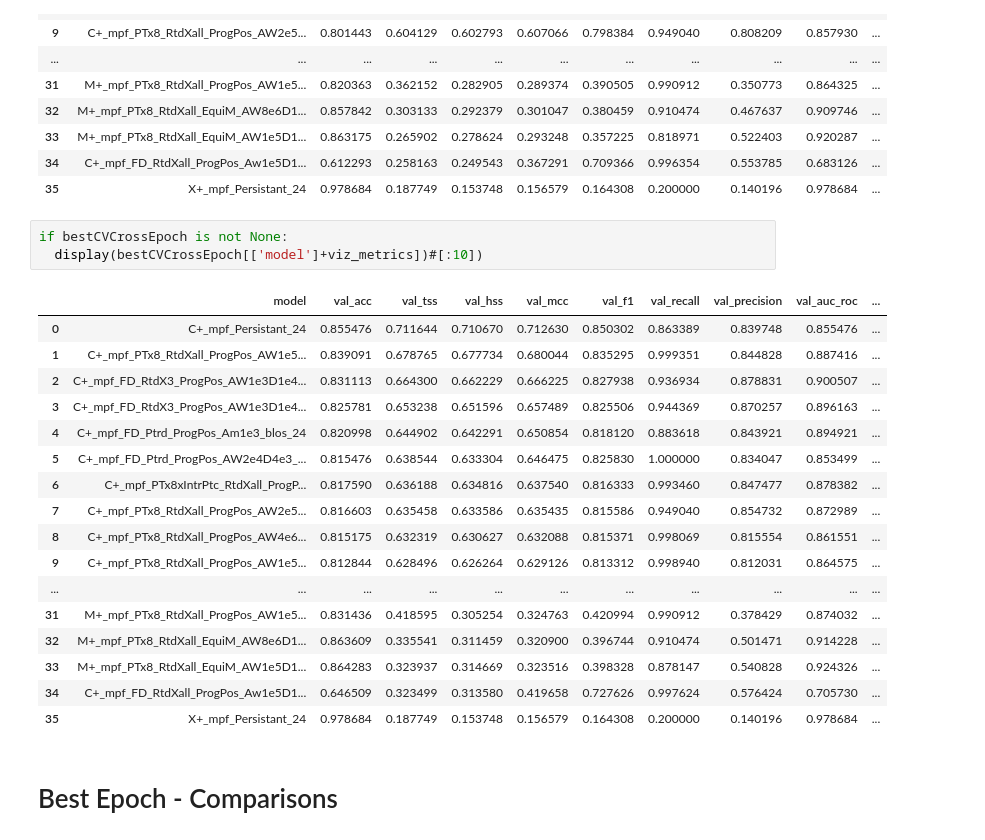
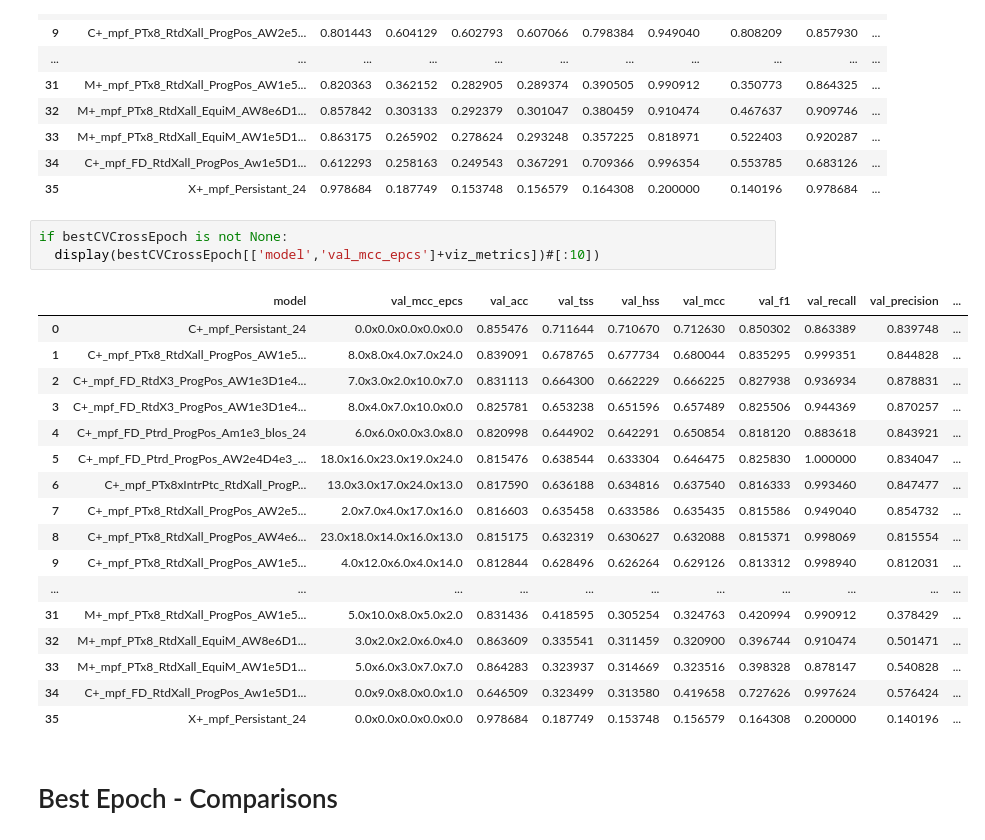
Before and after one commit to gfrancisco20/flare_limits_pcnn, a Jupyter notebook: 2_Model_Selection.ipynb, the cells around one changed output. Cells and saved outputs as stored; diff of their text form.

```diff
--- a/2_Model_Selection.ipynb
+++ b/2_Model_Selection.ipynb
@@ -174,25 +174,25 @@ display(best[['model']+viz_metrics])#[:10]
 | 35 | X+_mpf_Persistant_24 | 0.978684 | 0.187749 | 0.153748 | 0.156579 | 0.164308 | 0.200000 | 0.140196 | 0.978684 | ... |
 # %%
 if bestCVCrossEpoch is not None:
-  display(bestCVCrossEpoch[['model']+viz_metrics])#[:10])
+  display(bestCVCrossEpoch[['model','val_mcc_epcs']+viz_metrics])#[:10])
 # %% [output]
-|  | model | val_acc | val_tss | val_hss | val_mcc | val_f1 | val_recall | val_precision | val_auc_roc | ... |
-| 0 | C+_mpf_Persistant_24 | 0.855476 | 0.711644 | 0.710670 | 0.712630 | 0.850302 | 0.863389 | 0.839748 | 0.855476 | ... |
-| 1 | C+_mpf_PTx8_RtdXall_ProgPos_AW1e5... | 0.839091 | 0.678765 | 0.677734 | 0.680044 | 0.835295 | 0.999351 | 0.844828 | 0.887416 | ... |
-| 2 | C+_mpf_FD_RtdX3_ProgPos_AW1e3D1e4... | 0.831113 | 0.664300 | 0.662229 | 0.666225 | 0.827938 | 0.936934 | 0.878831 | 0.900507 | ... |
-| 3 | C+_mpf_FD_RtdX3_ProgPos_AW1e3D1e4... | 0.825781 | 0.653238 | 0.651596 | 0.657489 | 0.825506 | 0.944369 | 0.870257 | 0.896163 | ... |
-| 4 | C+_mpf_FD_Ptrd_ProgPos_Am1e3_blos_24 | 0.820998 | 0.644902 | 0.642291 | 0.650854 | 0.818120 | 0.883618 | 0.843921 | 0.894921 | ... |
-| 5 | C+_mpf_FD_Ptrd_ProgPos_AW2e4D4e3_... | 0.815476 | 0.638544 | 0.633304 | 0.646475 | 0.825830 | 1.000000 | 0.834047 | 0.853499 | ... |
-| 6 | C+_mpf_PTx8xIntrPtc_RtdXall_ProgP... | 0.817590 | 0.636188 | 0.634816 | 0.637540 | 0.816333 | 0.993460 | 0.847477 | 0.878382 | ... |
-| 7 | C+_mpf_PTx8_RtdXall_ProgPos_AW2e5... | 0.816603 | 0.635458 | 0.633586 | 0.635435 | 0.815586 | 0.949040 | 0.854732 | 0.872989 | ... |
-| 8 | C+_mpf_PTx8_RtdXall_ProgPos_AW4e6... | 0.815175 | 0.632319 | 0.630627 | 0.632088 | 0.815371 | 0.998069 | 0.815554 | 0.861551 | ... |
-| 9 | C+_mpf_PTx8_RtdXall_ProgPos_AW1e5... | 0.812844 | 0.628496 | 0.626264 | 0.629126 | 0.813312 | 0.998940 | 0.812031 | 0.864575 | ... |
+|  | model | val_mcc_epcs | val_acc | val_tss | val_hss | val_mcc | val_f1 | val_recall | val_precision | ... |
+| 0 | C+_mpf_Persistant_24 | 0.0x0.0x0.0x0.0x0.0 | 0.855476 | 0.711644 | 0.710670 | 0.712630 | 0.850302 | 0.863389 | 0.839748 | ... |
+| 1 | C+_mpf_PTx8_RtdXall_ProgPos_AW1e5... | 8.0x8.0x4.0x7.0x24.0 | 0.839091 | 0.678765 | 0.677734 | 0.680044 | 0.835295 | 0.999351 | 0.844828 | ... |
+| 2 | C+_mpf_FD_RtdX3_ProgPos_AW1e3D1e4... | 7.0x3.0x2.0x10.0x7.0 | 0.831113 | 0.664300 | 0.662229 | 0.666225 | 0.827938 | 0.936934 | 0.878831 | ... |
+| 3 | C+_mpf_FD_RtdX3_ProgPos_AW1e3D1e4... | 8.0x4.0x7.0x10.0x0.0 | 0.825781 | 0.653238 | 0.651596 | 0.657489 | 0.825506 | 0.944369 | 0.870257 | ... |
+| 4 | C+_mpf_FD_Ptrd_ProgPos_Am1e3_blos_24 | 6.0x6.0x0.0x3.0x8.0 | 0.820998 | 0.644902 | 0.642291 | 0.650854 | 0.818120 | 0.883618 | 0.843921 | ... |
+| 5 | C+_mpf_FD_Ptrd_ProgPos_AW2e4D4e3_... | 18.0x16.0x23.0x19.0x24.0 | 0.815476 | 0.638544 | 0.633304 | 0.646475 | 0.825830 | 1.000000 | 0.834047 | ... |
+| 6 | C+_mpf_PTx8xIntrPtc_RtdXall_ProgP... | 13.0x3.0x17.0x24.0x13.0 | 0.817590 | 0.636188 | 0.634816 | 0.637540 | 0.816333 | 0.993460 | 0.847477 | ... |
+| 7 | C+_mpf_PTx8_RtdXall_ProgPos_AW2e5... | 2.0x7.0x4.0x17.0x16.0 | 0.816603 | 0.635458 | 0.633586 | 0.635435 | 0.815586 | 0.949040 | 0.854732 | ... |
+| 8 | C+_mpf_PTx8_RtdXall_ProgPos_AW4e6... | 23.0x18.0x14.0x16.0x13.0 | 0.815175 | 0.632319 | 0.630627 | 0.632088 | 0.815371 | 0.998069 | 0.815554 | ... |
+| 9 | C+_mpf_PTx8_RtdXall_ProgPos_AW1e5... | 4.0x12.0x6.0x4.0x14.0 | 0.812844 | 0.628496 | 0.626264 | 0.629126 | 0.813312 | 0.998940 | 0.812031 | ... |
 | ... | ... | ... | ... | ... | ... | ... | ... | ... | ... | ... |
-| 31 | M+_mpf_PTx8_RtdXall_ProgPos_AW1e5... | 0.831436 | 0.418595 | 0.305254 | 0.324763 | 0.420994 | 0.990912 | 0.378429 | 0.874032 | ... |
-| 32 | M+_mpf_PTx8_RtdXall_EquiM_AW8e6D1... | 0.863609 | 0.335541 | 0.311459 | 0.320900 | 0.396744 | 0.910474 | 0.501471 | 0.914228 | ... |
-| 33 | M+_mpf_PTx8_RtdXall_EquiM_AW1e5D1... | 0.864283 | 0.323937 | 0.314669 | 0.323516 | 0.398328 | 0.878147 | 0.540828 | 0.924326 | ... |
-| 34 | C+_mpf_FD_RtdXall_ProgPos_Aw1e5D1... | 0.646509 | 0.323499 | 0.313580 | 0.419658 | 0.727626 | 0.997624 | 0.576424 | 0.705730 | ... |
-| 35 | X+_mpf_Persistant_24 | 0.978684 | 0.187749 | 0.153748 | 0.156579 | 0.164308 | 0.200000 | 0.140196 | 0.978684 | ... |
+| 31 | M+_mpf_PTx8_RtdXall_ProgPos_AW1e5... | 5.0x10.0x8.0x5.0x2.0 | 0.831436 | 0.418595 | 0.305254 | 0.324763 | 0.420994 | 0.990912 | 0.378429 | ... |
+| 32 | M+_mpf_PTx8_RtdXall_EquiM_AW8e6D1... | 3.0x2.0x2.0x6.0x4.0 | 0.863609 | 0.335541 | 0.311459 | 0.320900 | 0.396744 | 0.910474 | 0.501471 | ... |
+| 33 | M+_mpf_PTx8_RtdXall_EquiM_AW1e5D1... | 5.0x6.0x3.0x7.0x7.0 | 0.864283 | 0.323937 | 0.314669 | 0.323516 | 0.398328 | 0.878147 | 0.540828 | ... |
+| 34 | C+_mpf_FD_RtdXall_ProgPos_Aw1e5D1... | 0.0x9.0x8.0x0.0x1.0 | 0.646509 | 0.323499 | 0.313580 | 0.419658 | 0.727626 | 0.997624 | 0.576424 | ... |
+| 35 | X+_mpf_Persistant_24 | 0.0x0.0x0.0x0.0x0.0 | 0.978684 | 0.187749 | 0.153748 | 0.156579 | 0.164308 | 0.200000 | 0.140196 | ... |
 # %% [markdown]
 # Best Epoch - Comparisons
 # %% [markdown]
```
Also changed, not shown: 38 other files.
